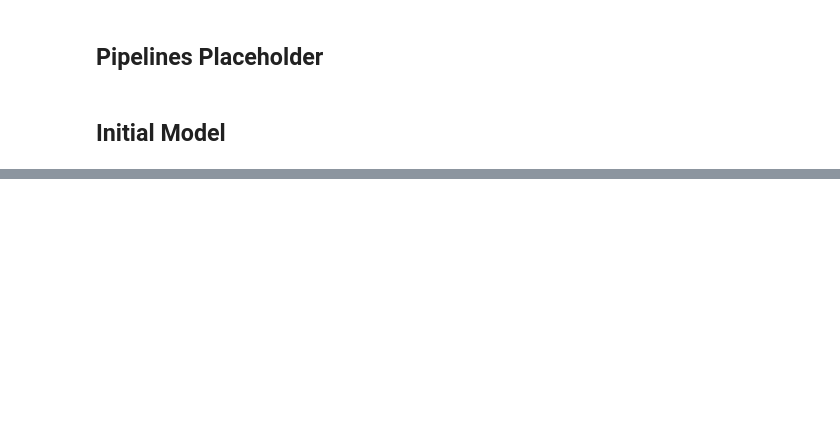
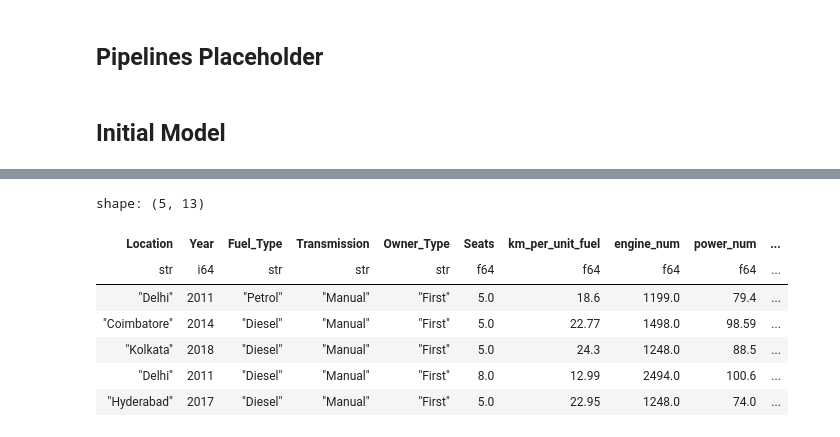
Before and after one commit to amrirasyidi/autompg_lin_reg, a Jupyter notebook: eda_model_used_cars.ipynb, the cells around one changed output, grey strips where cells are left out. Drawn from its saved outputs; the diff is of its cells as text; code cells hidden in the pictures; blank space fills up the shorter version.

```diff
--- a/eda_model_used_cars.ipynb
+++ b/eda_model_used_cars.ipynb
@@ -83,7 +92,7 @@ valid_cols = ['Location', 'Year', 'Fuel_Type', 'Transmission',
 # used_cars_clean = pd.read_csv("used_cars_clean.csv")[valid_cols]
 # used_cars_clean.head()
 
-used_cars_clean1 = pl.read_csv("used_cars_clean.csv")[valid_cols]
+used_cars_clean1 = pl.read_csv("data/used_cars_clean.csv")[valid_cols]
 used_cars_clean1.head()
 # %% [output]
 shape: (5, 15)
@@ -384,0 +166,18 @@ Minimum Validation Loss: 0.3553
+# %%
+randomstate = 42
+
+X = used_cars_clean1.drop(["Price", "price_log"])
+y = used_cars_clean1.select(pl.col("Price"))
+
+X_train, X_test, y_train, y_test = train_test_split(X, y, test_size = 0.2, random_state = randomstate)
+
+X_train.head()
+# %% [output]
+shape: (5, 13)
+| Location | Year | Fuel_Type | Transmission | Owner_Type | Seats | km_per_unit_fuel | engine_num | power_num | ... |
+| str | i64 | str | str | str | f64 | f64 | f64 | f64 | ... |
+| "Delhi" | 2011 | "Petrol" | "Manual" | "First" | 5.0 | 18.6 | 1199.0 | 79.4 | ... |
+| "Coimbatore" | 2014 | "Diesel" | "Manual" | "First" | 5.0 | 22.77 | 1498.0 | 98.59 | ... |
+| "Kolkata" | 2018 | "Diesel" | "Manual" | "First" | 5.0 | 24.3 | 1248.0 | 88.5 | ... |
+| "Delhi" | 2011 | "Diesel" | "Manual" | "First" | 8.0 | 12.99 | 2494.0 | 100.6 | ... |
+| "Hyderabad" | 2017 | "Diesel" | "Manual" | "First" | 5.0 | 22.95 | 1248.0 | 74.0 | ... |
```
Also changed, not shown: parts of 38 cells of this notebook.
